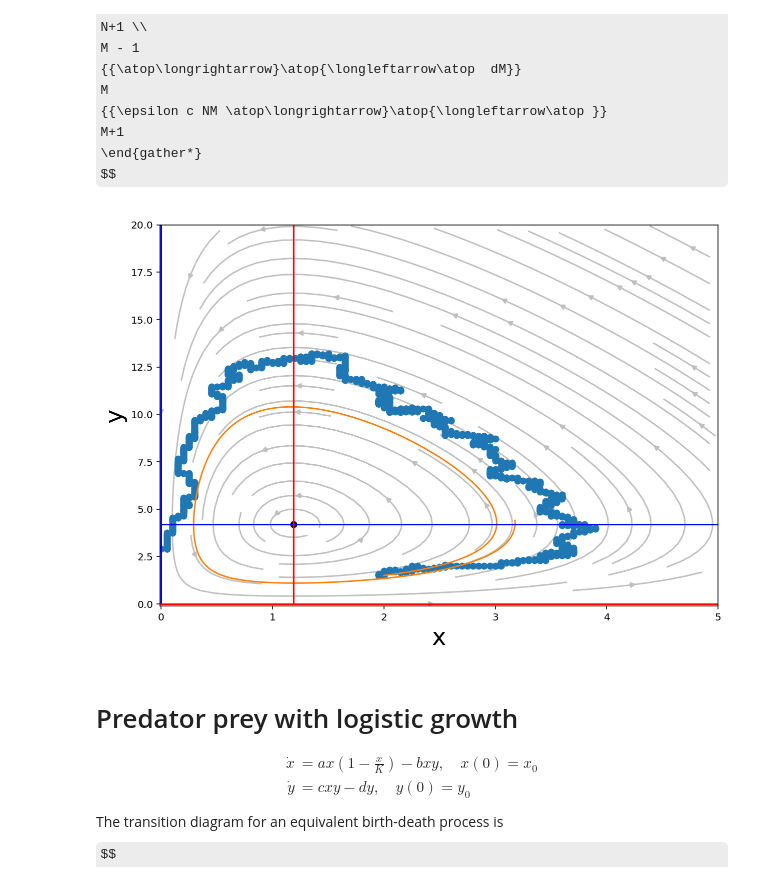
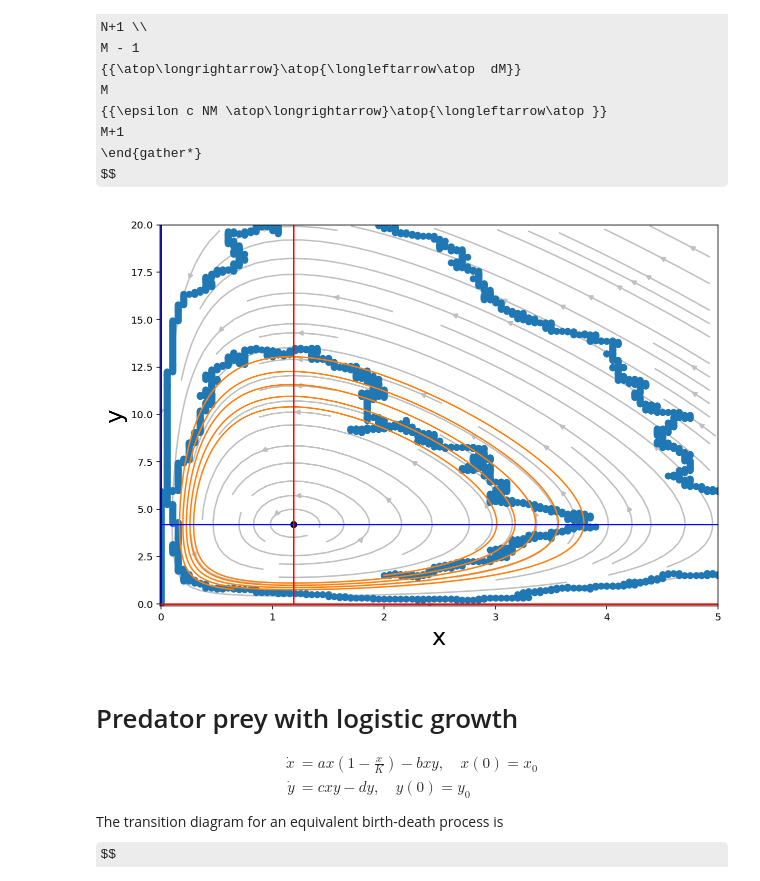
Before and after one commit to newby-jay/MATH371-Winter2020-JupyterNotebooks, a Jupyter notebook: Week 4 - nonlinear systems.ipynb, the cells around one changed output. Cells and saved outputs as stored; diff of their text form; code cells hidden in the pictures; some formulas as TeX source.

```diff
--- a/Week 4 - nonlinear systems.ipynb
+++ b/Week 4 - nonlinear systems.ipynb
@@ -74,7 +74,7 @@ def stochastic_pp(a, b, c, d, epsilon, n0, m0, Nsteps):
             N[j] = N[j-1]
             M[j] = M[j-1] - 1
         ### check for extinction
-        if N[j] == 0 or M[j] == 0:
+        if M[j] == 0:
             return T[:j+1], N[:j+1], M[:j+1] # return the solution so far
     return T, N, M
 def pp_ode(a, b, c, d, x0, y0, Tmax): # change `Nsteps` to alter
@@ -103,34 +103,34 @@ figure(1, [10, 7])
 T, N, M = stochastic_pp(a, b, c, d, epsilon, n0, m0, Nsteps)
 Tode, Xode, Yode = pp_ode(a, b, c, d, x0, y0, 2*T[-1])
 
 plot(epsilon*N, epsilon*M, '-o')
 plot(Xode, Yode)
 plot(xhat, yhat, 'ok')
 
 ###### for vector field and phase plane
 ## x-nullcline
 x = linspace(0, 20, 200)
 y = a/b*ones(200)
 plot(0*x, x, 'b')
 plot(x, y, 'b')
 ## y-nullcline
 x = d/c*ones(200)
 y = linspace(0, 20, 200)
 plot(y, 0*y, 'r')
 plot(x, y, 'r')
 ## vector field
 X, Y = meshgrid(linspace(0, 5, 50), linspace(0, 20, 50))
 U = a*X - b*X*Y
 V = c*X*Y - d*Y
 streamplot(X, Y, U, V, color='0.75')
 
 
 xlim(-0.01, 5)
 ylim(-0.1, 20)
 xlabel('x', fontsize=24)
 ylabel('y', fontsize=24);
 # %% [output]
-[figure, old version]
+[figure, new version]
 # %% [markdown]
 # Predator prey with logistic growth
 $$
```
Also changed, not shown: parts of 1 cell of this notebook.
